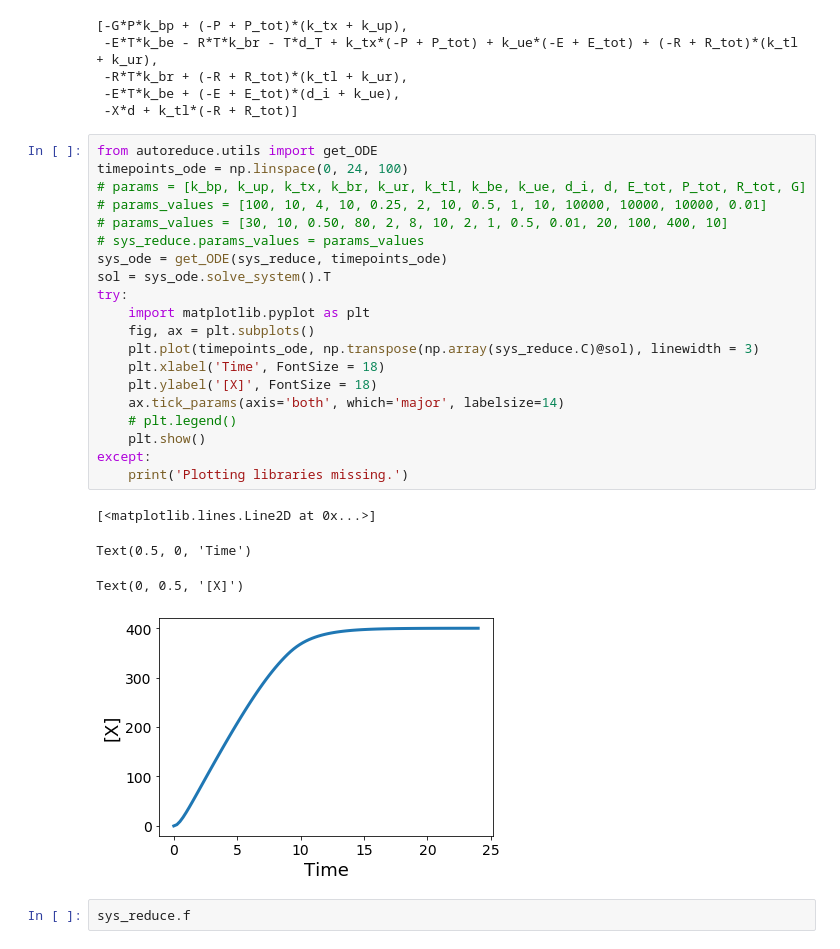
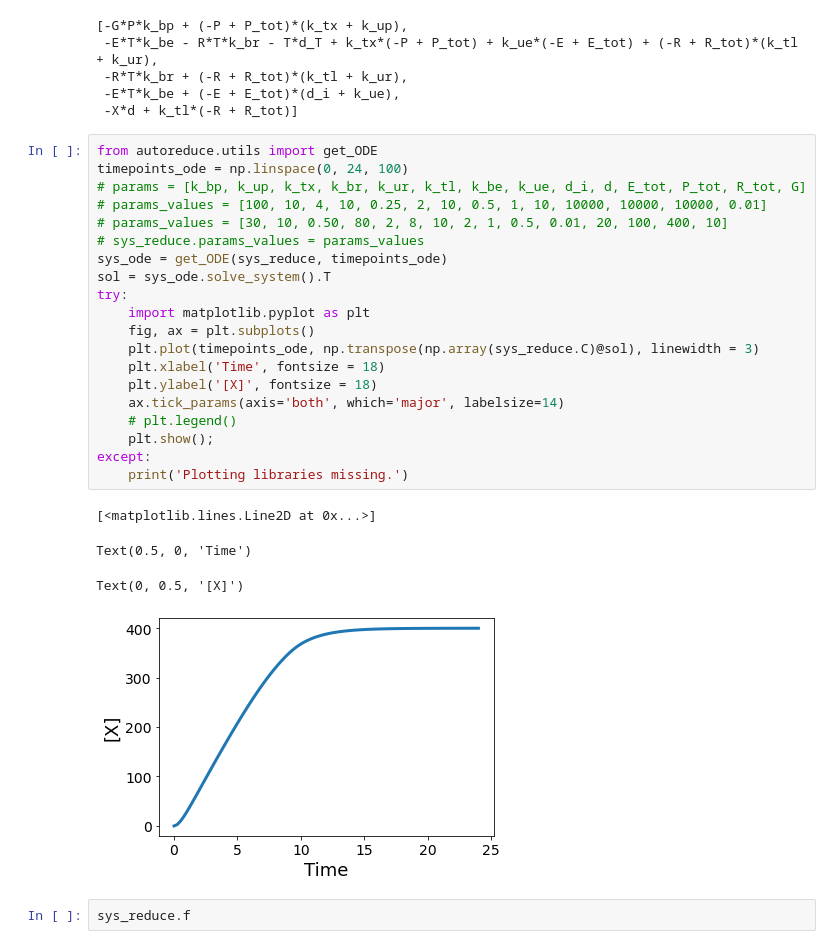
Before and after one commit to ayush9pandey/AutoReduce, a Jupyter notebook: examples/gene expression analysis.ipynb, the cells around one changed output. Drawn from its saved outputs; the diff is of its cells as text.

```diff
--- a/examples/gene expression analysis.ipynb
+++ b/examples/gene expression analysis.ipynb
@@ -122,28 +124,28 @@ f_cons
 # %%
 from autoreduce.utils import get_ODE
 timepoints_ode = np.linspace(0, 24, 100)
 # params = [k_bp, k_up, k_tx, k_br, k_ur, k_tl, k_be, k_ue, d_i, d, E_tot, P_tot, R_tot, G]
 # params_values = [100, 10, 4, 10, 0.25, 2, 10, 0.5, 1, 10, 10000, 10000, 10000, 0.01]
 # params_values = [30, 10, 0.50, 80, 2, 8, 10, 2, 1, 0.5, 0.01, 20, 100, 400, 10]
 # sys_reduce.params_values = params_values
 sys_ode = get_ODE(sys_reduce, timepoints_ode)
 sol = sys_ode.solve_system().T
 try:
     import matplotlib.pyplot as plt
     fig, ax = plt.subplots()
     plt.plot(timepoints_ode, np.transpose(np.array(sys_reduce.C)@sol), linewidth = 3)
-    plt.xlabel('Time', FontSize = 18)
-    plt.ylabel('[X]', FontSize = 18)
+    plt.xlabel('Time', fontsize = 18)
+    plt.ylabel('[X]', fontsize = 18)
     ax.tick_params(axis='both', which='major', labelsize=14)
     # plt.legend()
-    plt.show()
+    plt.show();
 except:
     print('Plotting libraries missing.')
 # %% [output]
 [<matplotlib.lines.Line2D at 0x...>]
 Text(0.5, 0, 'Time')
 Text(0, 0.5, '[X]')
-[figure, old version]
+[figure, new version]
 # %%
 sys_reduce.f
 # %% [output]
```
Also changed, not shown: parts of 37 cells of this notebook, 13 other files.
